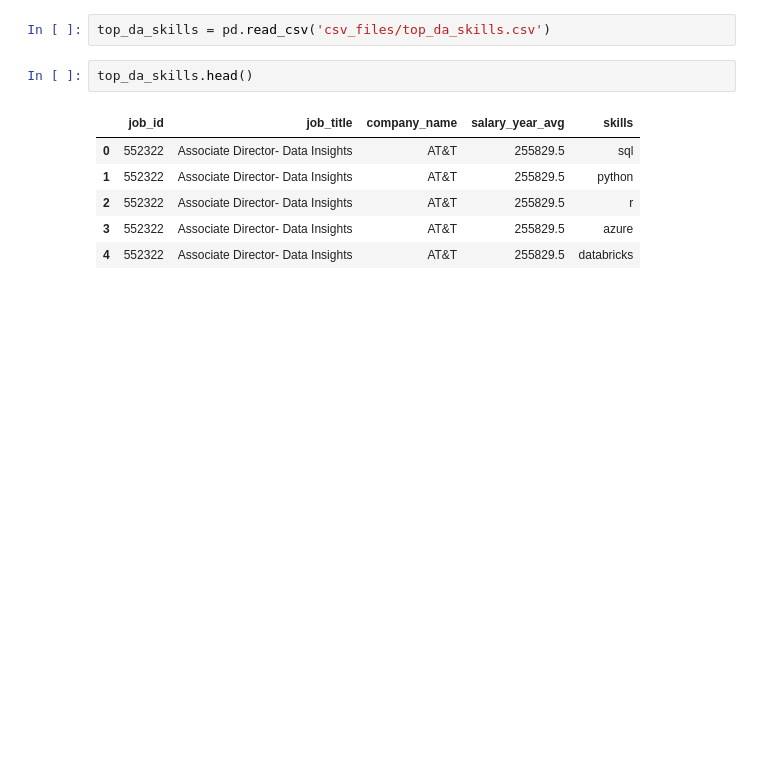
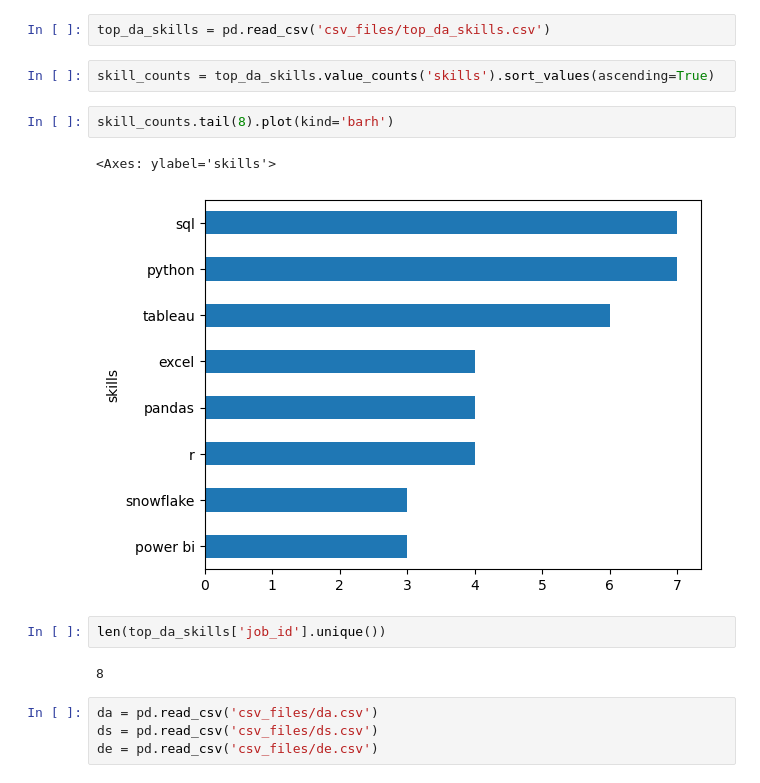
Before and after one commit to dylansti02/sql_project_data_job_analysis, a Jupyter notebook: project_visualizations.ipynb, the cells around one changed output. Drawn from its saved outputs; the diff is of its cells as text; blank space fills up the shorter version.

```diff
--- a/project_visualizations.ipynb
+++ b/project_visualizations.ipynb
@@ -4,12 +4,18 @@ import seaborn as sns
 import matplotlib.pyplot as plt
 # %%
 top_da_skills = pd.read_csv('csv_files/top_da_skills.csv')
+# %%
+skill_counts = top_da_skills.value_counts('skills').sort_values(ascending=True)
+# %%
+skill_counts.tail(8).plot(kind='barh')
+# %% [output]
+<Axes: ylabel='skills'>
+[figure, added]
 # %%
-top_da_skills.head()
+len(top_da_skills['job_id'].unique())
 # %% [output]
-|  | job_id | job_title | company_name | salary_year_avg | skills |
-| 0 | 552322 | Associate Director- Data Insights | AT&T | 255829.5 | sql |
-| 1 | 552322 | Associate Director- Data Insights | AT&T | 255829.5 | python |
-| 2 | 552322 | Associate Director- Data Insights | AT&T | 255829.5 | r |
-| 3 | 552322 | Associate Director- Data Insights | AT&T | 255829.5 | azure |
-| 4 | 552322 | Associate Director- Data Insights | AT&T | 255829.5 | databricks |
+8
+# %%
+da = pd.read_csv('csv_files/da.csv')
+ds = pd.read_csv('csv_files/ds.csv')
+de = pd.read_csv('csv_files/de.csv')
```
Also changed, not shown: parts of 8 cells of this notebook, 3 other files.
